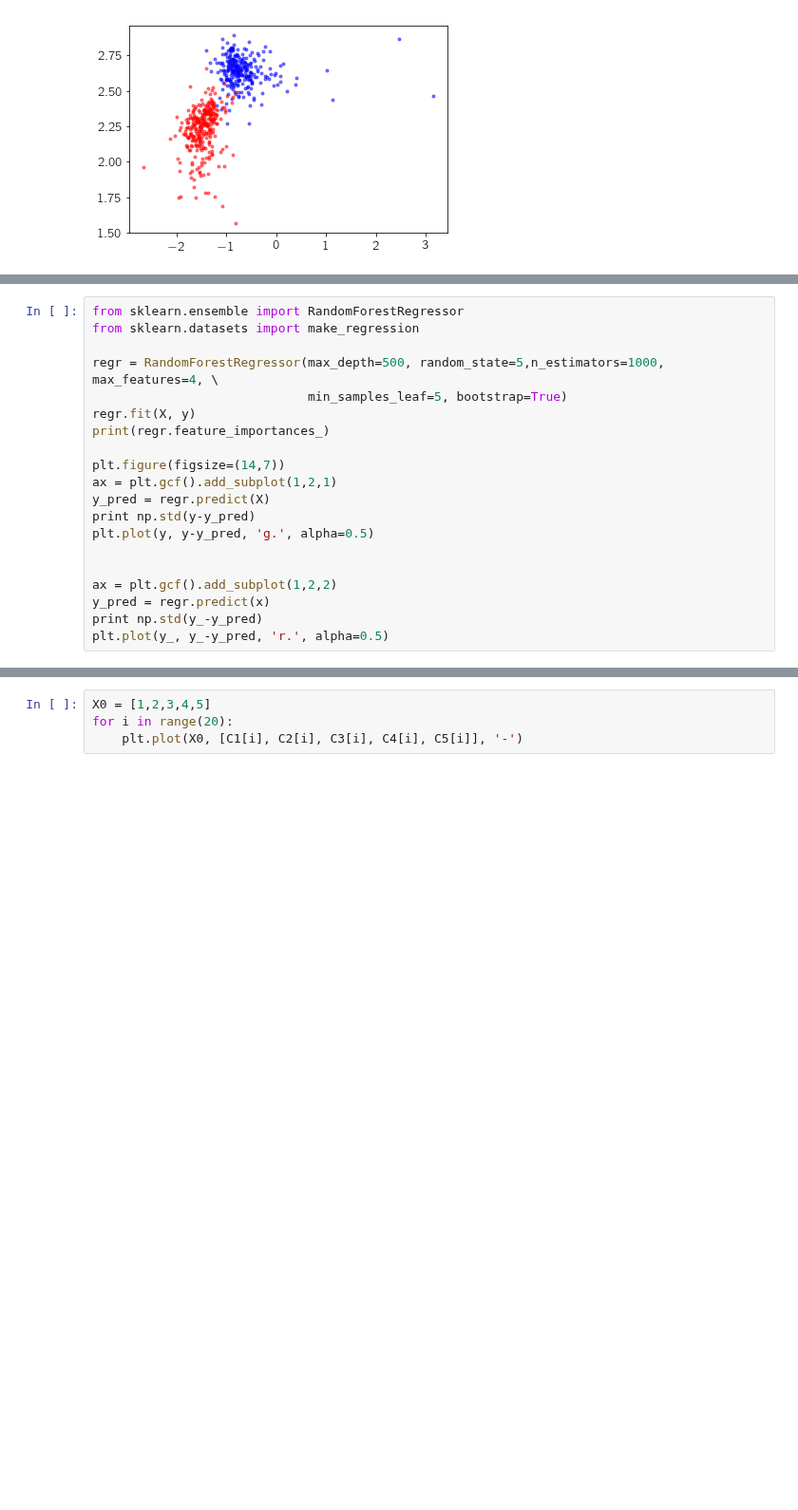
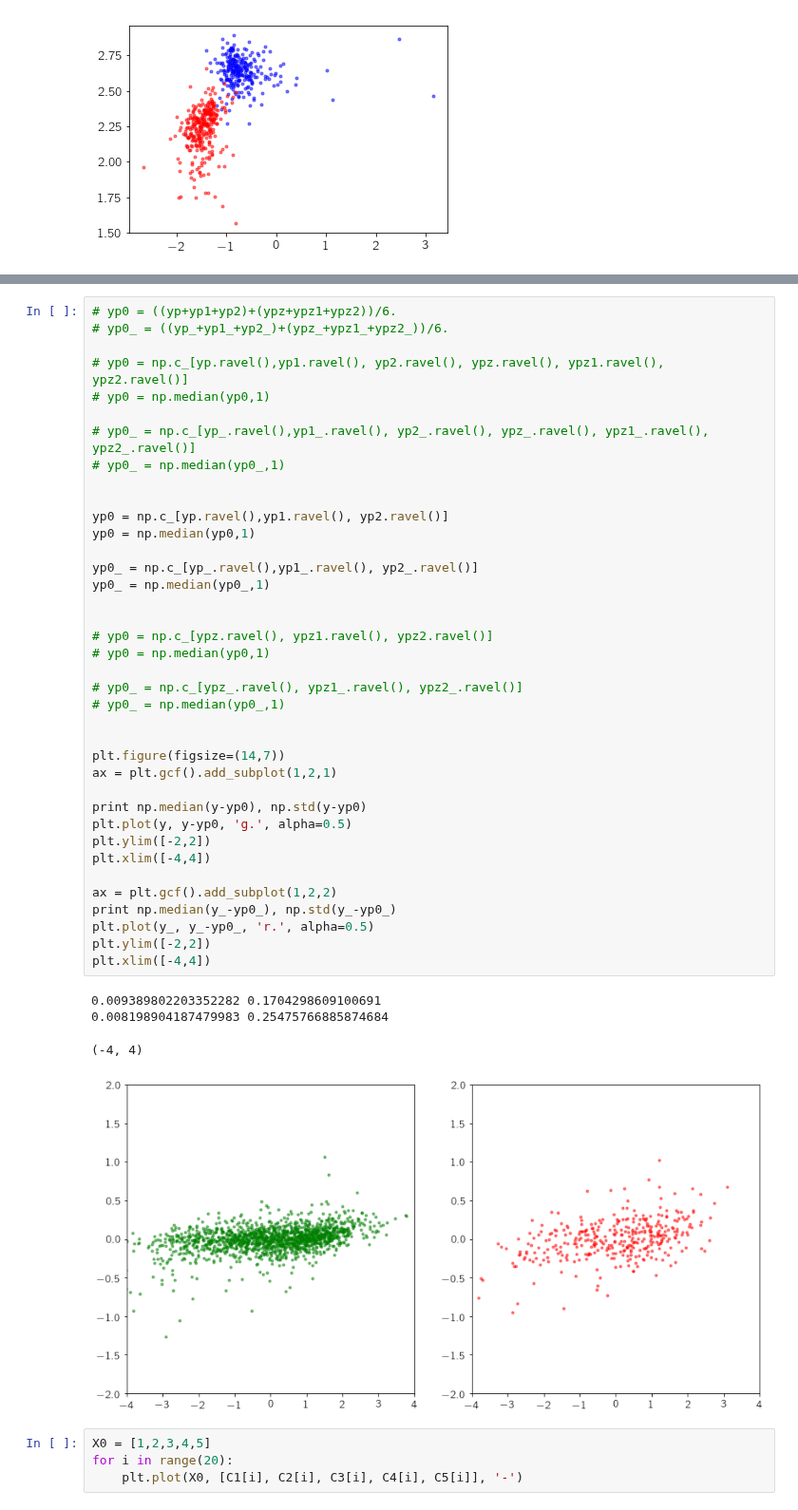
Before and after one commit to ekourkchi/reddening, a Jupyter notebook: griz2PC0.ipynb, the cells around one changed output, grey strips where cells are left out. Shown at 95% size. Saved outputs shown, nothing was run; the diff lists cells and outputs as text; blank space fills up the shorter version.

```diff
--- a/griz2PC0.ipynb
+++ b/griz2PC0.ipynb
@@ -266,21 +303 @@ x = x.T
 y_ = P0_
-# %%
-from sklearn.ensemble import RandomForestRegressor
-from sklearn.datasets import make_regression
-
-regr = RandomForestRegressor(max_depth=500, random_state=5,n_estimators=1000, max_features=4, \
-                             min_samples_leaf=5, bootstrap=True)
-regr.fit(X, y)
-print(regr.feature_importances_)
-
-plt.figure(figsize=(14,7))
-ax = plt.gcf().add_subplot(1,2,1)
-y_pred = regr.predict(X)
-print np.std(y-y_pred)
-plt.plot(y, y-y_pred, 'g.', alpha=0.5)
-
-
-ax = plt.gcf().add_subplot(1,2,2)
-y_pred = regr.predict(x)
-print np.std(y_-y_pred)
-plt.plot(y_, y_-y_pred, 'r.', alpha=0.5)
@@ -294,3 +361,46 @@ plt.plot(y_, y_-y_pred, 'r.', alpha=0.5)
+# %%
+# yp0 = ((yp+yp1+yp2)+(ypz+ypz1+ypz2))/6.
+# yp0_ = ((yp_+yp1_+yp2_)+(ypz_+ypz1_+ypz2_))/6.
+
+# yp0 = np.c_[yp.ravel(),yp1.ravel(), yp2.ravel(), ypz.ravel(), ypz1.ravel(), ypz2.ravel()]
+# yp0 = np.median(yp0,1)
+
+# yp0_ = np.c_[yp_.ravel(),yp1_.ravel(), yp2_.ravel(), ypz_.ravel(), ypz1_.ravel(), ypz2_.ravel()]
+# yp0_ = np.median(yp0_,1)
+
+
+yp0 = np.c_[yp.ravel(),yp1.ravel(), yp2.ravel()]
+yp0 = np.median(yp0,1)
+
+yp0_ = np.c_[yp_.ravel(),yp1_.ravel(), yp2_.ravel()]
+yp0_ = np.median(yp0_,1)
+
+
+# yp0 = np.c_[ypz.ravel(), ypz1.ravel(), ypz2.ravel()]
+# yp0 = np.median(yp0,1)
+
+# yp0_ = np.c_[ypz_.ravel(), ypz1_.ravel(), ypz2_.ravel()]
+# yp0_ = np.median(yp0_,1)
+
+
+plt.figure(figsize=(14,7))
+ax = plt.gcf().add_subplot(1,2,1)
+
+print np.median(y-yp0), np.std(y-yp0)
+plt.plot(y, y-yp0, 'g.', alpha=0.5)
+plt.ylim([-2,2])
+plt.xlim([-4,4])
+
+ax = plt.gcf().add_subplot(1,2,2)
+print np.median(y_-yp0_), np.std(y_-yp0_)
+plt.plot(y_, y_-yp0_, 'r.', alpha=0.5)
+plt.ylim([-2,2])
+plt.xlim([-4,4])
+# %% [output]
+0.009389802203352282 0.1704298609100691
+0.008198904187479983 0.25475766885874684
+(-4, 4)
+[figure, added]
 # %%
 X0 = [1,2,3,4,5]
 for i in range(20):
```
Also changed, not shown: parts of 4 cells of this notebook, 1 other file.
